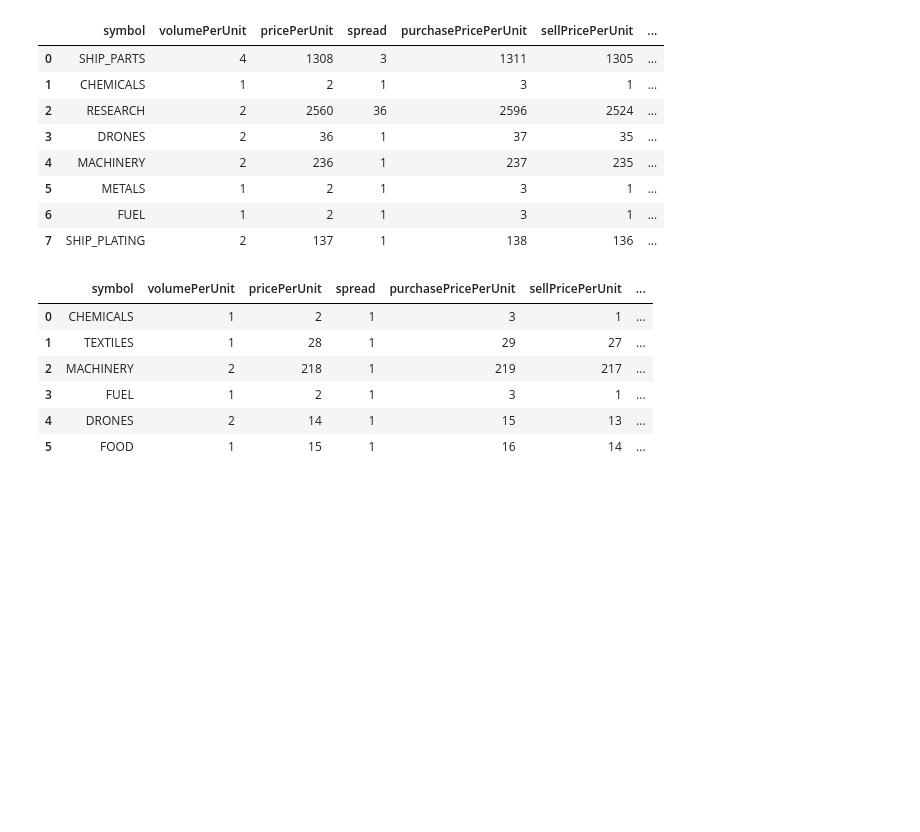
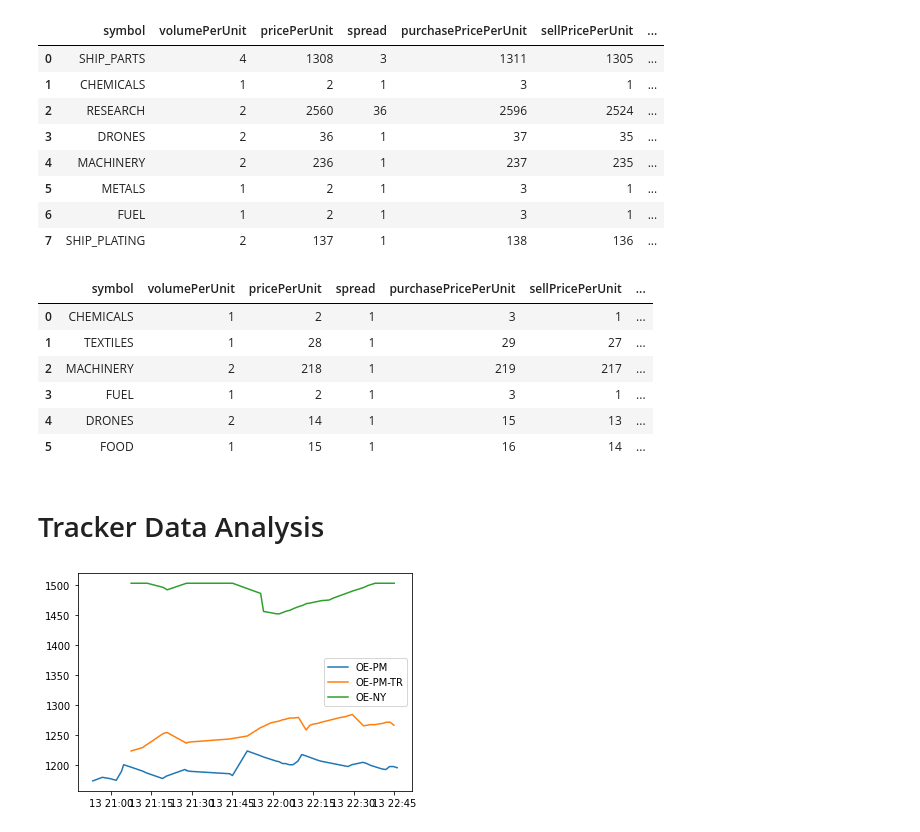
Before and after one commit to ZacHooper/spaceTraders, a Jupyter notebook: Untitled.ipynb, the cells around one changed output. Saved outputs shown, nothing was run; the diff lists cells and outputs as text; code cells hidden in the pictures; blank space fills up the shorter version.

```diff
--- a/Untitled.ipynb
+++ b/Untitled.ipynb
@@ -192,3 +195,34 @@ carth_df
 | 3 | FUEL | 1 | 2 | 1 | 3 | 1 | ... |
 | 4 | DRONES | 2 | 14 | 1 | 15 | 13 | ... |
 | 5 | FOOD | 1 | 15 | 1 | 16 | 14 | ... |
+# %% [markdown]
+# Tracker Data Analysis
+# %%
+DATABASE_LOCATION = 'sqlite:///SpaceTraders_DB.sqlite'
+
+engine = sqlalchemy.create_engine(DATABASE_LOCATION)
+conn = sqlite3.connect('SpaceTraders_DB.sqlite')
+
+market_tracker = pd.read_sql('marketplace_tracker', engine)
+
+market_tracker['purchasePricePerUnit'] = market_tracker['purchasePricePerUnit'].astype(int)
+market_tracker['sellPricePerUnit'] = market_tracker['sellPricePerUnit'].astype(int)
+market_tracker['quantityAvailable'] = market_tracker['quantityAvailable'].astype(int)
+market_tracker['pricePerUnit'] = market_tracker['pricePerUnit'].astype(int)
+market_tracker['volumePerUnit'] = market_tracker['volumePerUnit'].astype(int)
+market_tracker['time'] = pd.to_datetime(market_tracker['time'])
+
+oe_pm = market_tracker['location'] == "OE-PM"
+oe_pm_tr = market_tracker['location'] == "OE-PM-TR"
+metals = market_tracker['symbol'] == "SHIP_PARTS"
+
+loc_with_good = market_tracker.loc[metals]
+for loc in loc_with_good.location.unique():
+    loc_mask = market_tracker['location'] == loc
+    loc_good_df = loc_with_good.loc[loc_mask]
+    plt.plot(loc_good_df.time, loc_good_df.purchasePricePerUnit, label = loc)
+
+plt.legend()
+plt.show()
+# %% [output]
+[figure, added]
```
Also changed, not shown: parts of 1 cell of this notebook, 4 other files.
